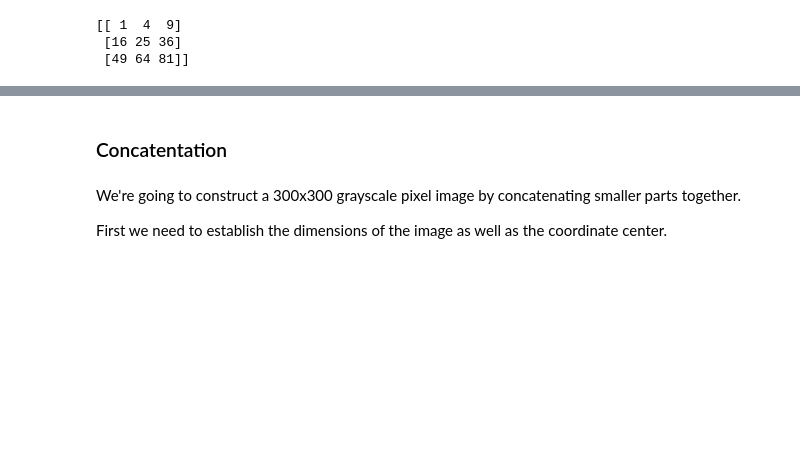
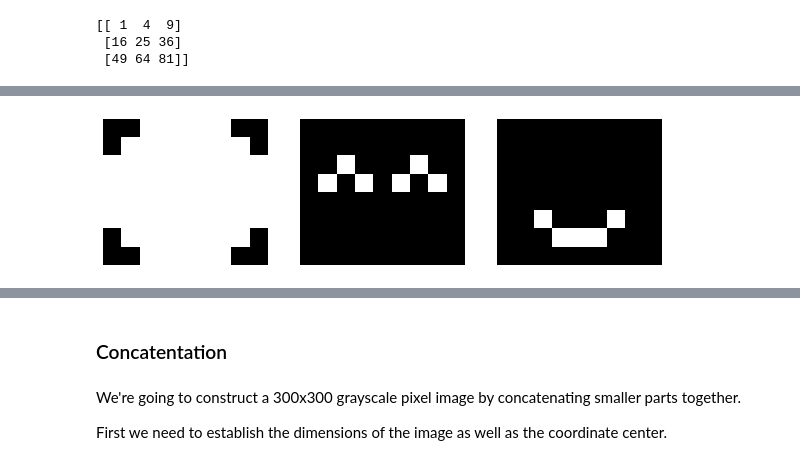
Before and after one commit to jonathanwvos/first_principles, a Jupyter notebook: Matrices.ipynb, the cells around one changed output, grey strips where cells are left out. Drawn from its saved outputs; the diff is of its cells as text; code cells hidden in the pictures; blank space fills up the shorter version.

```diff
--- a/Matrices.ipynb
+++ b/Matrices.ipynb
@@ -256,0 +713,53 @@ print(A**2)
+# %%
+# Base
+emoji_base = np.array([
+    [0,0,1,1,1,1,1,0,0],
+    [0,1,1,1,1,1,1,1,0],
+    [1,1,1,1,1,1,1,1,1],
+    [1,1,1,1,1,1,1,1,1],
+    [1,1,1,1,1,1,1,1,1],
+    [1,1,1,1,1,1,1,1,1],
+    [0,1,1,1,1,1,1,1,0],
+    [0,0,1,1,1,1,1,0,0]
+], dtype='uint8')
+
+# Eyes
+emoji_eyes = np.array([
+    [0,0,0,0,0,0,0,0,0],
+    [0,0,0,0,0,0,0,0,0],
+    [0,0,1,0,0,0,1,0,0],
+    [0,1,0,1,0,1,0,1,0],
+    [0,0,0,0,0,0,0,0,0],
+    [0,0,0,0,0,0,0,0,0],
+    [0,0,0,0,0,0,0,0,0],
+    [0,0,0,0,0,0,0,0,0]
+], dtype='uint8')
+
+# Smile
+emoji_smile = np.array([
+    [0,0,0,0,0,0,0,0,0],
+    [0,0,0,0,0,0,0,0,0],
+    [0,0,0,0,0,0,0,0,0],
+    [0,0,0,0,0,0,0,0,0],
+    [0,0,0,0,0,0,0,0,0],
+    [0,0,1,0,0,0,1,0,0],
+    [0,0,0,1,1,1,0,0,0],
+    [0,0,0,0,0,0,0,0,0]
+], dtype='uint8')
+
+fig = plt.figure(figsize=(10,10))
+
+plt.subplot(1,3,1)
+plt.axis('off')
+plt.imshow(emoji_base, cmap='gray')
+
+plt.subplot(1,3,2)
+plt.axis('off')
+plt.imshow(emoji_eyes, cmap='gray')
+
+plt.subplot(1,3,3)
+plt.axis('off')
+plt.imshow(emoji_smile, cmap='gray')
+plt.show()
+# %% [output]
+[figure, added]
```
Also changed, not shown: parts of 57 cells of this notebook, 3 other files.
